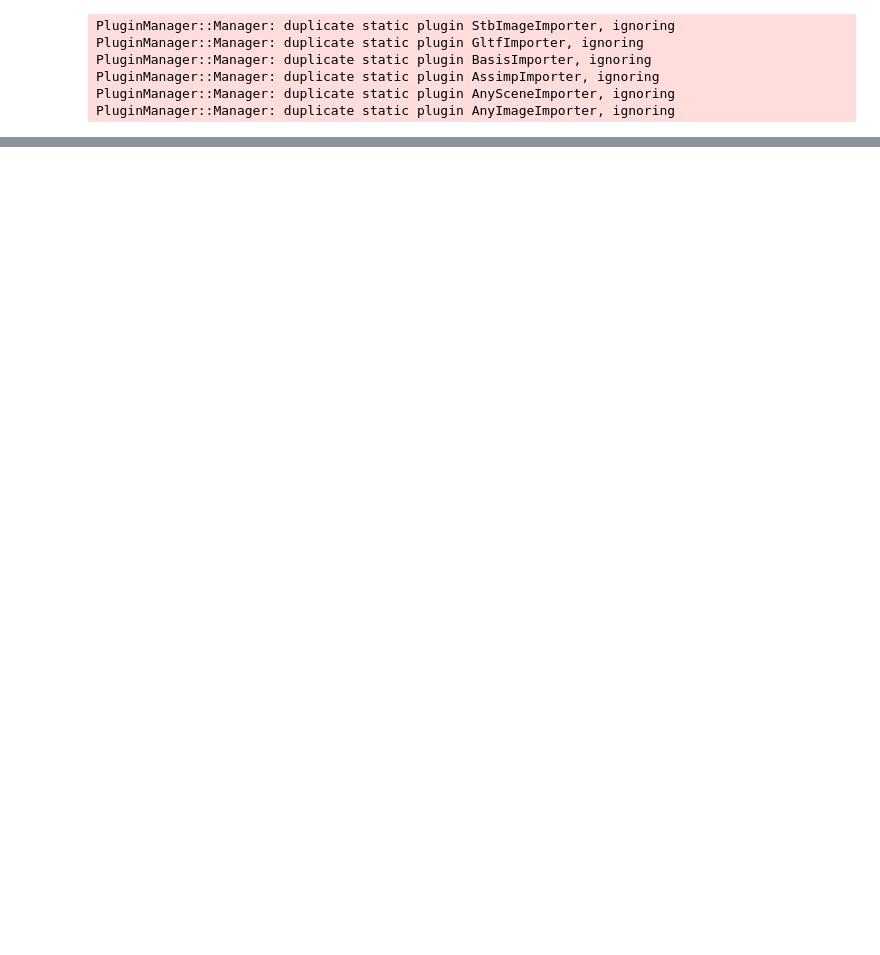
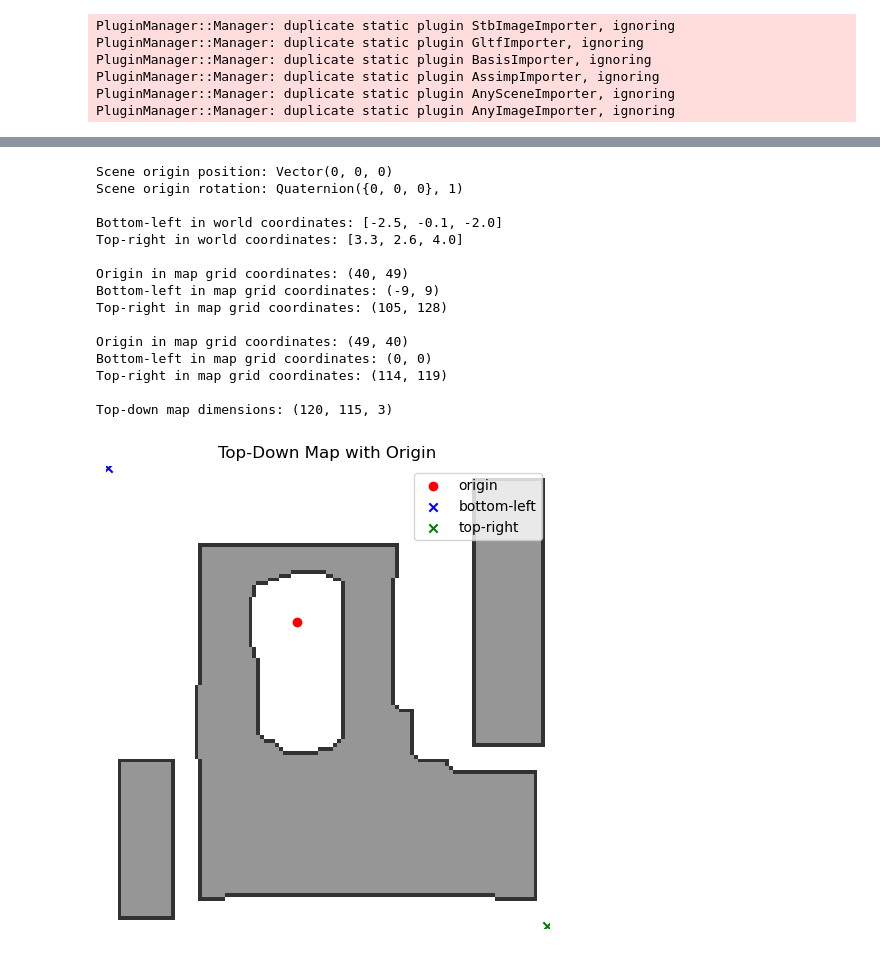
Before and after one commit to joaocb2002/ObjectNav-Msc, a Jupyter notebook: main.ipynb, the cells around one changed output, grey strips where cells are left out. Cells and saved outputs as stored; diff of their text form; code cells hidden in the pictures; blank space fills up the shorter version.

```diff
--- a/main.ipynb
+++ b/main.ipynb
@@ -160,3 +189,70 @@ Bounds = (Vector(-0.232217, -0.121493, -4.38955), Vector(3.7819, 2.55251, 0.4147
+# %%
+# Print the root node's position and rotation
+scene_graph = sim.get_active_scene_graph()
+root_node = scene_graph.get_root_node()
+print("Scene origin position:", root_node.translation)
+print("Scene origin rotation:", root_node.rotation, "\n")
+
+# World coordinate to map grid coordinate: origin, bottom-left corner of the navigable volume and top-right corner
+origin = np.array(root_node.translation)
+bottom_left = [sim.pathfinder.get_bounds()[0][0], sim.pathfinder.get_bounds()[0][1], sim.pathfinder.get_bounds()[0][2]]
+top_right = [sim.pathfinder.get_bounds()[1][0], sim.pathfinder.get_bounds()[1][1], sim.pathfinder.get_bounds()[1][2]]
+grid_resolution = topdown_map.shape  # (height, width)
+print("Bottom-left in world coordinates: [{:.1f}, {:.1f}, {:.1f}]".format(*bottom_left))
+print("Top-right in world coordinates: [{:.1f}, {:.1f}, {:.1f}]".format(*top_right), "\n")
+
+# Convert to grid coordinates
+origin_px = maps.to_grid(origin[0], origin[2], grid_resolution, pathfinder=sim.pathfinder)
+bottom_left_px = maps.to_grid(bottom_left[0], bottom_left[2], grid_resolution, pathfinder=sim.pathfinder)
+top_right_px = maps.to_grid(top_right[0], top_right[2], grid_resolution, pathfinder=sim.pathfinder)
+print("Origin in map grid coordinates:", origin_px)
+print("Bottom-left in map grid coordinates:", bottom_left_px)
+print("Top-right in map grid coordinates:", top_right_px)
+
+# Compute the offset
+offset_x = min(bottom_left_px[0], top_right_px[0])
+offset_z = min(bottom_left_px[1], top_right_px[1])
+
+# Update coordinates
+origin_px = (origin_px[0] - offset_x, origin_px[1] - offset_z)
+bottom_left_px = (bottom_left_px[0] - offset_x, bottom_left_px[1] - offset_z)
+top_right_px = (top_right_px[0] - offset_x, top_right_px[1] - offset_z)
+
+# Print the updated coordinates
+print("\nOrigin in map grid coordinates:", origin_px)
+print("Bottom-left in map grid coordinates:", bottom_left_px)
+print("Top-right in map grid coordinates:", top_right_px)
+
+# Print top-down map dimensions
+print("\nTop-down map dimensions:", topdown_map.shape)
+
+# Plot
+plt.figure(figsize=(6, 6))
+plt.imshow(topdown_map, cmap="gray")
+plt.scatter(origin_px[0], origin_px[1], c="red", marker="o", label="origin")
+plt.scatter(bottom_left_px[0], bottom_left_px[1], c="blue", marker="x", label="bottom-left")
+plt.scatter(top_right_px[0], top_right_px[1], c="green", marker="x", label="top-right")
+plt.title("Top-Down Map with Origin")
+plt.axis("off")
+plt.legend()
+plt.show()
+# %% [output]
+Scene origin position: Vector(0, 0, 0)
+Scene origin rotation: Quaternion({0, 0, 0}, 1)
+
+Bottom-left in world coordinates: [-2.5, -0.1, -2.0]
+Top-right in world coordinates: [3.3, 2.6, 4.0]
+
+Origin in map grid coordinates: (40, 49)
+Bottom-left in map grid coordinates: (-9, 9)
+Top-right in map grid coordinates: (105, 128)
+
+Origin in map grid coordinates: (49, 40)
+Bottom-left in map grid coordinates: (0, 0)
+Top-right in map grid coordinates: (114, 119)
+
+Top-down map dimensions: (120, 115, 3)
+[figure, added]
 # %%
 # Initialize an agent
 agent = sim.initialize_agent(sim_settings["default_agent"])
```
Also changed, not shown: parts of 16 cells of this notebook.
